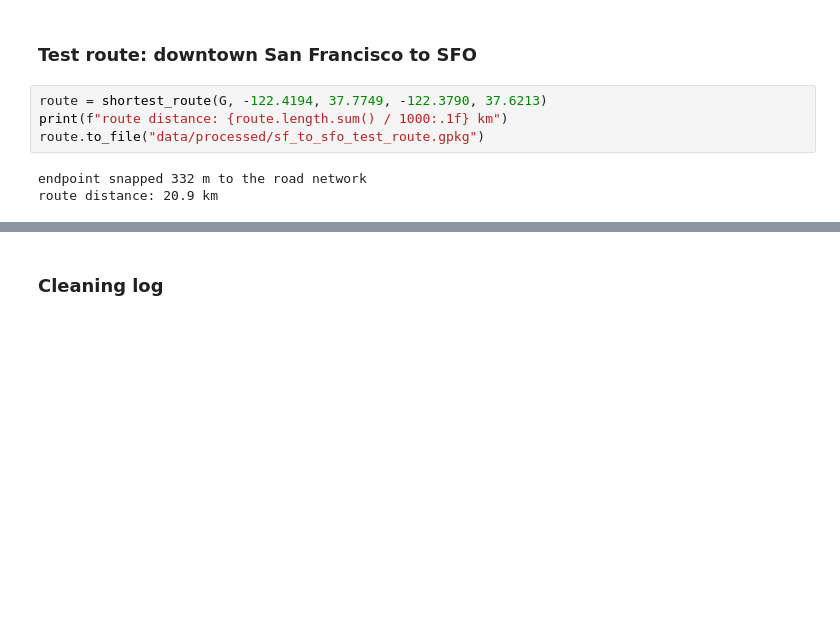
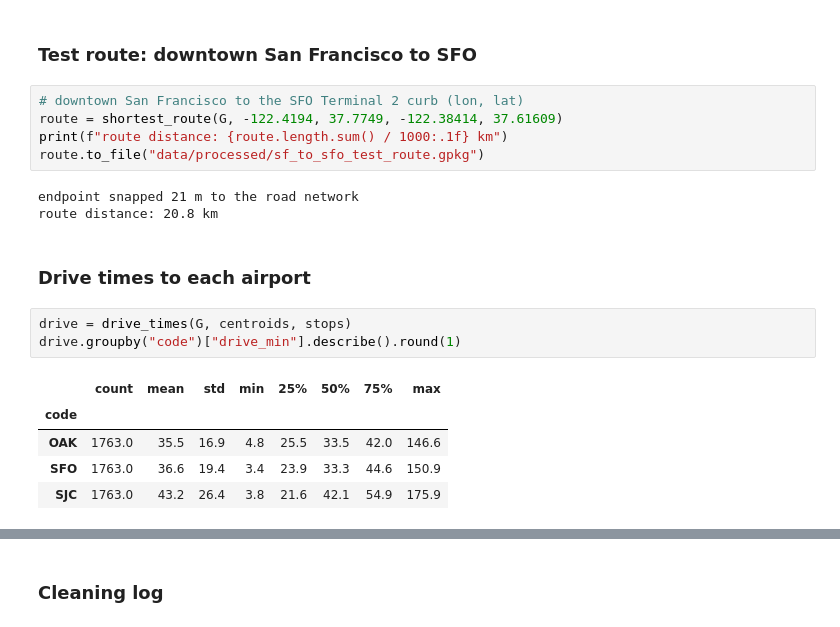
Before and after one commit to aditchintamaneni/AirportTransitFeasibility, a Jupyter notebook: data_processing.ipynb, the cells around one changed output, grey strips where cells are left out. Cells and saved outputs as stored; diff of their text form; blank space fills up the shorter version.

```diff
--- a/data_processing.ipynb
+++ b/data_processing.ipynb
@@ -65,9 +149,21 @@ nodes: 726,851  edges: 1,745,491
 # %% [markdown]
 ### Test route: downtown San Francisco to SFO
 # %%
-route = shortest_route(G, -122.4194, 37.7749, -122.3790, 37.6213)
+# downtown San Francisco to the SFO Terminal 2 curb (lon, lat)
+route = shortest_route(G, -122.4194, 37.7749, -122.38414, 37.61609)
 print(f"route distance: {route.length.sum() / 1000:.1f} km")
 route.to_file("data/processed/sf_to_sfo_test_route.gpkg")
 # %% [output]
-endpoint snapped 332 m to the road network
-route distance: 20.9 km
+endpoint snapped 21 m to the road network
+route distance: 20.8 km
+# %% [markdown]
+### Drive times to each airport
+# %%
+drive = drive_times(G, centroids, stops)
+drive.groupby("code")["drive_min"].describe().round(1)
+# %% [output]
+|  | count | mean | std | min | 25% | 50% | 75% | max |
+| code |  |  |  |  |  |  |  |  |
+| OAK | 1763.0 | 35.5 | 16.9 | 4.8 | 25.5 | 33.5 | 42.0 | 146.6 |
+| SFO | 1763.0 | 36.6 | 19.4 | 3.4 | 23.9 | 33.3 | 44.6 | 150.9 |
+| SJC | 1763.0 | 43.2 | 26.4 | 3.8 | 21.6 | 42.1 | 54.9 | 175.9 |
```
Also changed, not shown: parts of 23 cells of this notebook, 11 other files.
